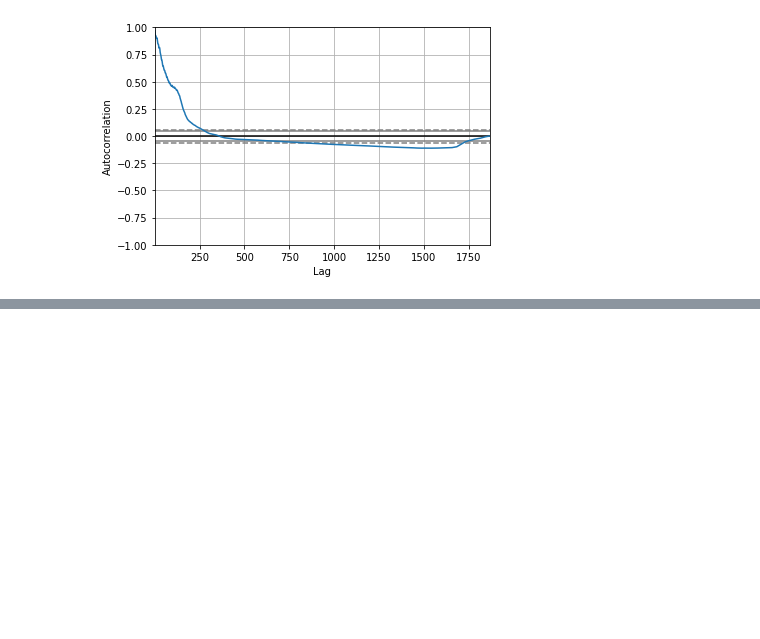
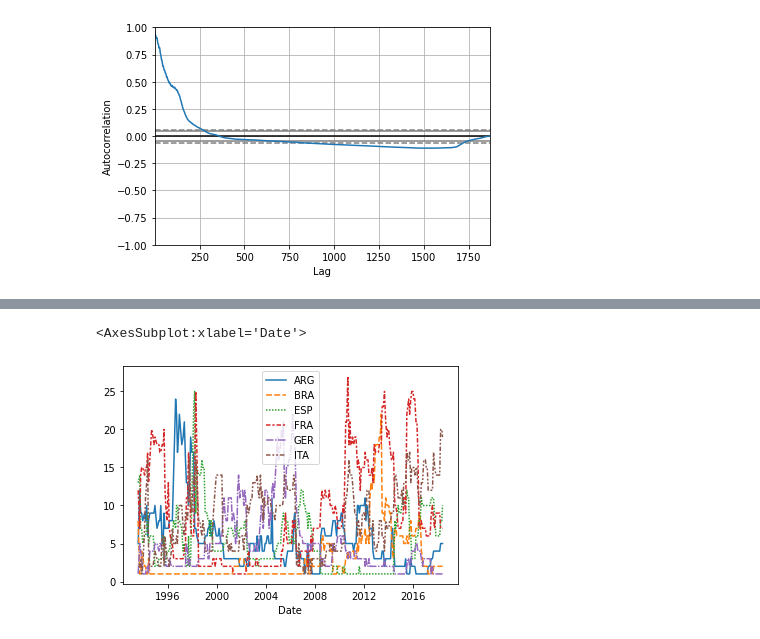
Before and after one commit to hari-viswanathan/learning, a Jupyter notebook: data_visualization.ipynb, the cells around one changed output, grey strips where cells are left out. Cells and saved outputs as stored; diff of their text form; code cells hidden in the pictures; blank space fills up the shorter version.

```diff
--- a/data_visualization.ipynb
+++ b/data_visualization.ipynb
@@ -94,0 +121,5 @@ autocorrelation_plot(crypto['volume'])
+# %%
+sns.lineplot(data=fifa_data)
+# %% [output]
+<AxesSubplot:xlabel='Date'>
+[figure, added]
```
Also changed, not shown: parts of 10 cells of this notebook.
